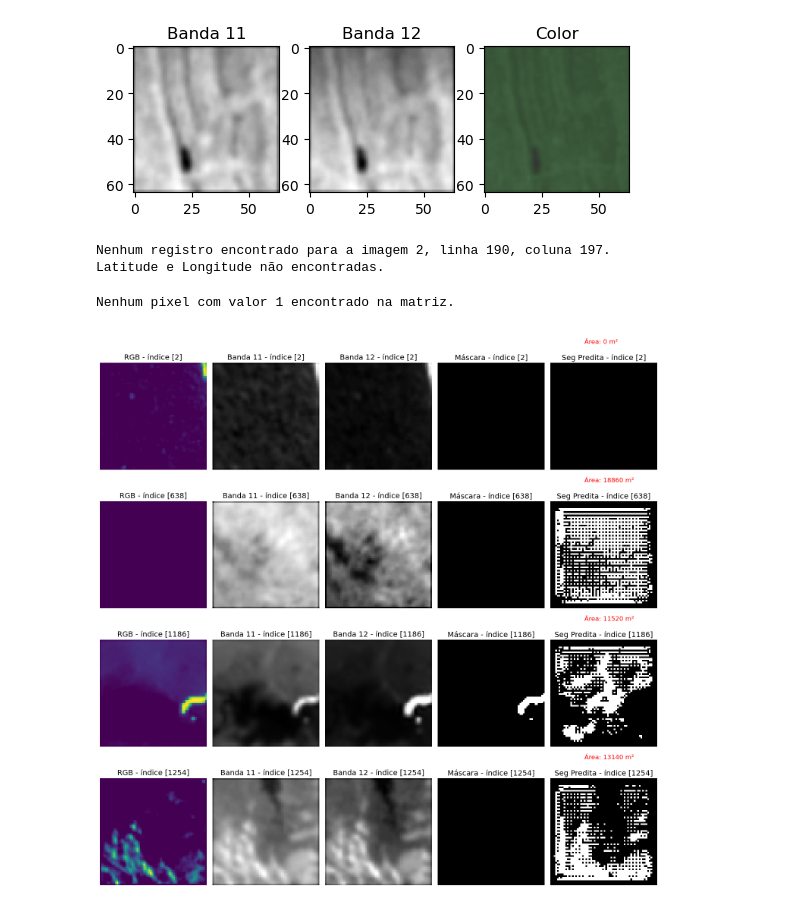
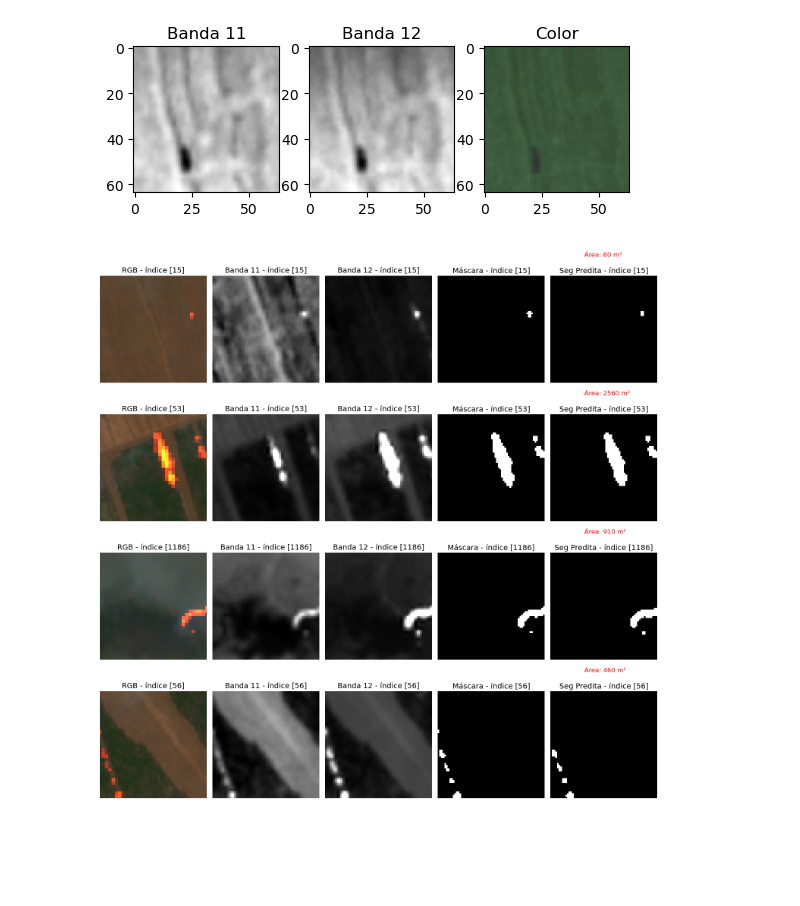
Before and after one commit to crisb2reis/mestrado, a Jupyter notebook: 4-visualizacao_testes.ipynb, the cells around one changed output. Cells and saved outputs as stored; diff of their text form; code cells hidden in the pictures; blank space fills up the shorter version.

Commit message:
lat long no visual

```diff
--- a/4-visualizacao_testes.ipynb
+++ b/4-visualizacao_testes.ipynb
@@ -71,8 +79,8 @@ my_unet.compile(optimizer=Adam(learning_rate=1e-4),  loss='binary_crossentropy',
 # %%
 # Defina o diretório onde os arquivos foram salvos
 
-path = "/home/cristiano/Imagens/"
-# path = "/home/emanoelcepr/Imagens/"
+# path = "/home/cristiano/Imagens/"
+path = "/home/emanoelcepr/Imagens/"
 
 
 diretorio_imagens = path + "imagens_originais/Sentinel-2/teste_processadas/"
@@ -211,26 +200,31 @@ def encontrar_latitude_longitude_por_posicao(id_imagem, linha, coluna):
-# %%
-#Teste retorno lat e long
-id_imagem = 2
-linha = 190
-coluna = 197
-
-latitude, longitude = encontrar_latitude_longitude_por_posicao(id_imagem, linha, coluna)
-
-if latitude is not None and longitude is not None:
-    print(f"Latitude: {latitude}, Longitude: {longitude}")
-else:
-    print("Latitude e Longitude não encontradas.")
-# %% [output]
-Nenhum registro encontrado para a imagem 2, linha 190, coluna 197.
-Latitude e Longitude não encontradas.
 # %%
+
 def plot_resultado(quantidade=4, random=14):
     # indices = df_test.sample(quantidade, random_state=random).index.values
-    indices = [2, 638, 1186, 1254]
+    indices = [15, 53, 1186, 56]
     plt.figure(figsize=(15, 15))
     j = 1
+
+    lista_imagens = []
+
+    # Listar todos os arquivos no diretório
+    arquivos = os.listdir(diretorio_imagens)
+
+    # Filtrar os arquivos para incluir somente os que contêm "Wildfires"
+    arquivos_filtrados = [arquivo for arquivo in arquivos if "Wildfires" in arquivo]
+
+    # Ordenar os arquivos filtrados em ordem alfabética
+    arquivos_filtrados.sort()
+
+    # Iterar sobre os arquivos filtrados e carregar as imagens .tiff no array
+    for arquivo in arquivos_filtrados:
+        caminho_arquivo = os.path.join(diretorio_imagens, arquivo)
+        imagem = Image.open(caminho_arquivo)
+        lista_imagens.append(imagem)
+
     for i in range(quantidade):
-        rgb = Z_test[indices[i], :, :, 0].reshape((IMG_HEIGHT, IMG_WIDTH))
+        # rgb = Z_test[indices[i], :, :, 0].reshape((IMG_HEIGHT, IMG_WIDTH))
+        rgb = lista_imagens[indices[i]]
         b1 = X_test[indices[i], :, :, 0].reshape((IMG_HEIGHT, IMG_WIDTH))
         b2 = X_test[indices[i], :, :, 1].reshape((IMG_HEIGHT, IMG_WIDTH))
         seg = Y_test.reshape((-1, IMG_HEIGHT, IMG_WIDTH))[indices[i]]
@@ -241,35 +235,31 @@ def plot_resultado(quantidade=4, random=14):
         plt.subplot(quantidade, 5, j)
         plt.imshow(rgb)
         plt.title('RGB - índice [' + str(indices[i]) + ']', fontsize=14)
         plt.axis('off')
         j += 1
 
         for img, nome in zip(imgs, ['Banda 11', 'Banda 12', 'Máscara']):
             plt.subplot(quantidade, 5, j)
             plt.imshow(img, cmap='gray')
             plt.title(f"{nome} - índice [{indices[i]}]", fontsize=14)
             plt.axis('off')
             j += 1
 
         # Calcular a área total representada pelos pixels "true" na imagem "Segmentação Predita"
         area_total_m2 = calcular_area_total(img_pred)
 
-        #encontrar a latitude e longitude para a imagem de ID
-        # latitude, longitude = encontrar_latitude_longitude_por_posicao(indices[i], area_total_m2[1][0], area_total_m2[1][1])
-
         # Adicionar o valor da área abaixo da label "Segmentação Predita"
         plt.subplot(quantidade, 5, j)
         plt.imshow(img_pred, cmap='gray')
         plt.title(f"Seg Predita - índice [{indices[i]}]", fontsize=14)
         plt.text(20, -15, f"\nÁrea: {area_total_m2[0]} m²", ha='left', va='center', fontsize=12, color='red')
         plt.axis('off')
         j += 1
 
     plt.tight_layout()
     plt.show()
 
 # Substitua Z_test, X_test, Y_test e preds_test_thresh pelas matrizes adequadas.
 plot_resultado()
 # %% [output]
-Nenhum pixel com valor 1 encontrado na matriz.
-[figure, old version]
+[figure, new version]
```
Also changed, not shown: parts of 10 cells of this notebook, 3 other files.
